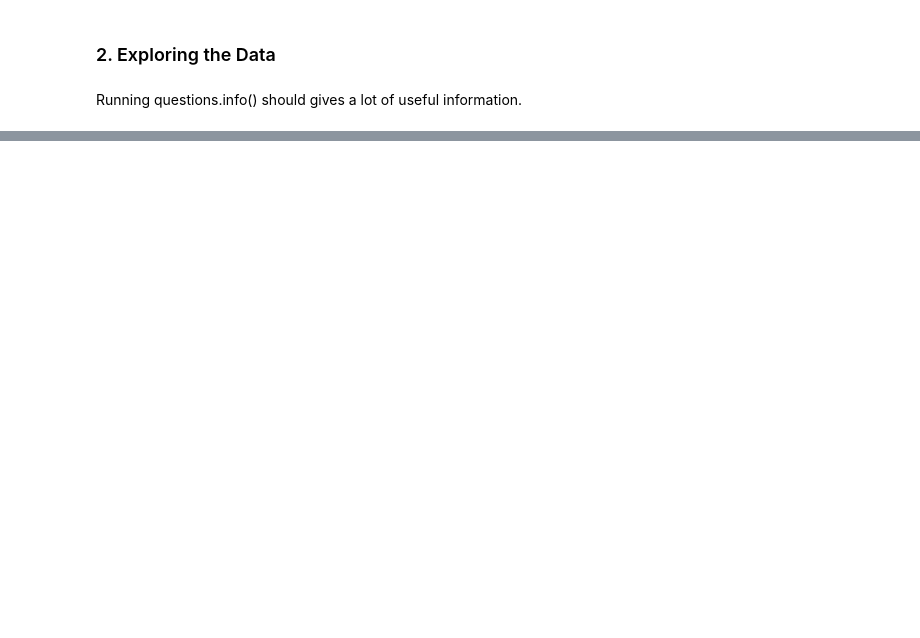
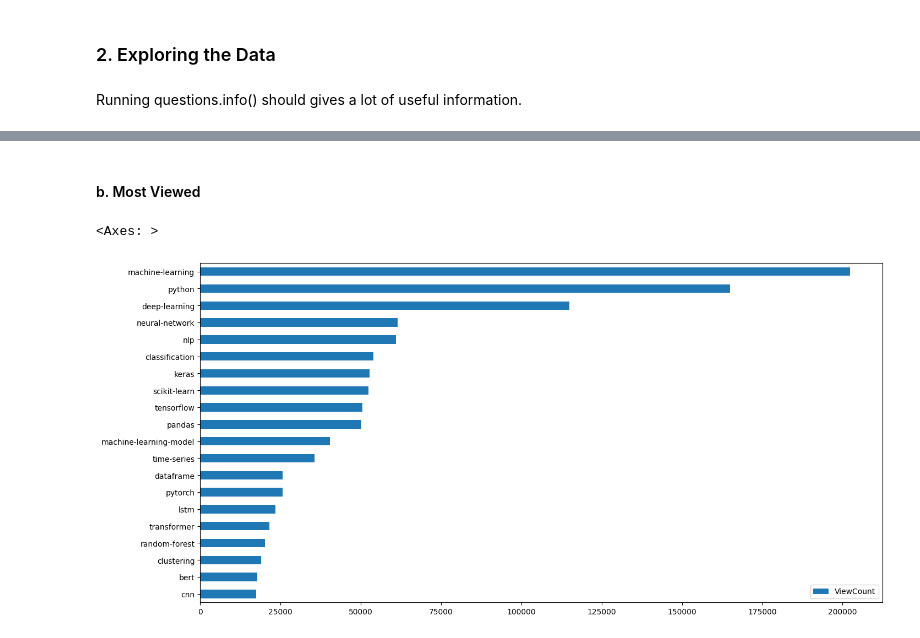
Before and after one commit to DucTrung1802/Data-Science, a Jupyter notebook: final_project_2/final_project_2.ipynb, the cells around one changed output, grey strips where cells are left out. Saved outputs shown, nothing was run; the diff lists cells and outputs as text; code cells hidden in the pictures; blank space fills up the shorter version.

```diff
--- a/final_project_2/final_project_2.ipynb
+++ b/final_project_2/final_project_2.ipynb
@@ -116,7 +116,7 @@ import seaborn as sns
 
 %matplotlib inline
 # %%
-questions = pd.read_csv("all_questions.csv", parse_dates=["CreationDate"])
+questions = pd.read_csv("2022_questions.csv", parse_dates=["CreationDate"])
 # %% [markdown]
 Running questions.info() should gives a lot of useful information.
 # %%
@@ -138,0 +205,21 @@ memory usage: 1.9+ MB
+# %% [markdown]
+#### b. Most Viewed
+# %%
+tag_view_count = dict()
+
+for index, row in questions.iterrows():
+    for tag in row['Tags']:
+        if tag in tag_view_count:
+            tag_view_count[tag] += row['ViewCount']
+        else:
+            tag_view_count[tag] = row['ViewCount']
+
+tag_view_count = pd.DataFrame.from_dict(tag_view_count, orient="index")
+tag_view_count.rename(columns={0: "ViewCount"}, inplace=True)
+
+most_viewed = tag_view_count.sort_values(by="ViewCount").tail(20)
+
+most_viewed.plot(kind="barh", figsize=(16,8))
+# %% [output]
+<Axes: >
+[figure, added]
```
Also changed, not shown: parts of 41 cells of this notebook, 2 other files.
